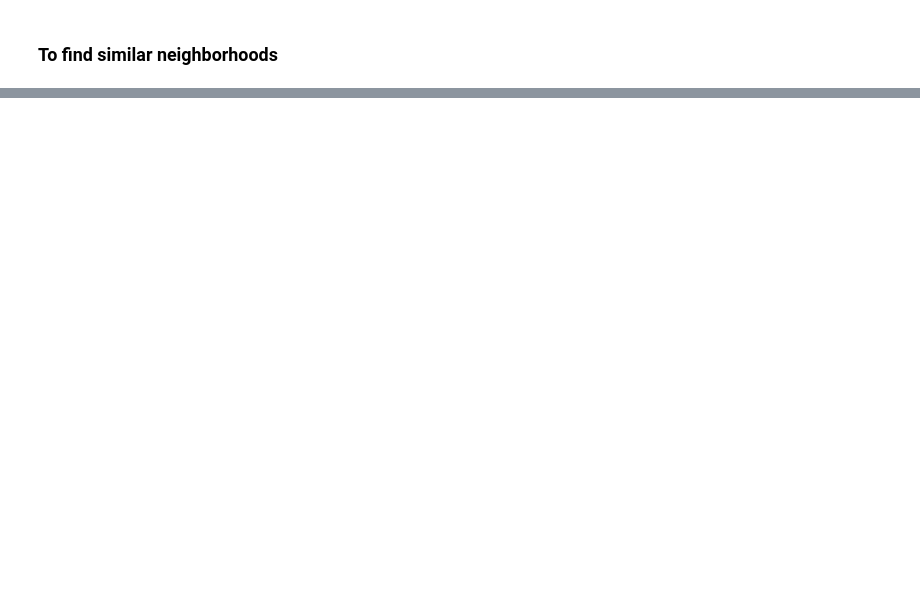
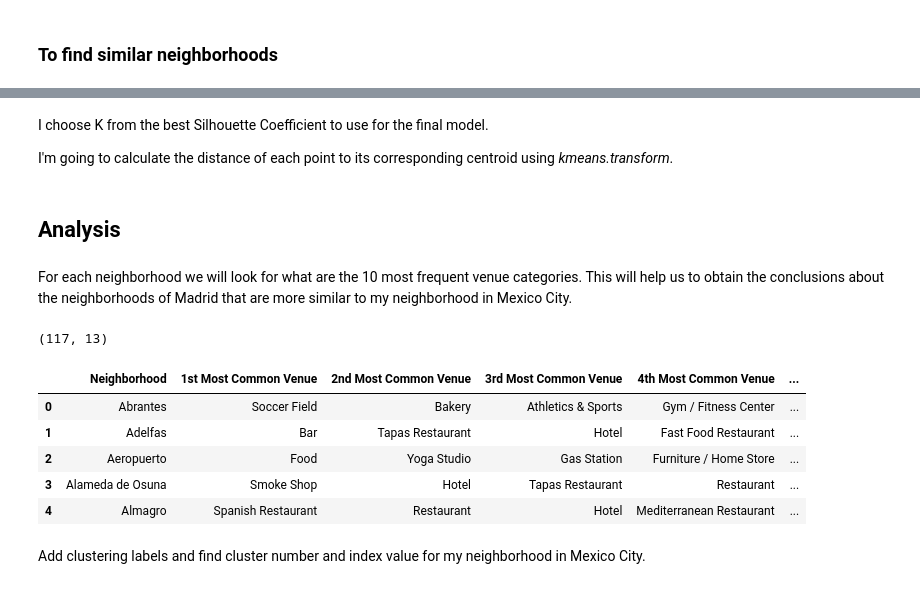
Before and after one commit to rubenadad/IBM-Data-Science, a Jupyter notebook: Capstone Final V01.ipynb, the cells around one changed output, grey strips where cells are left out. Drawn from its saved outputs; the diff is of its cells as text; code cells hidden in the pictures; blank space fills up the shorter version.

```diff
--- a/Capstone Final V01.ipynb
+++ b/Capstone Final V01.ipynb
@@ -11,0 +34,4 @@ To do this, I will collect the places of interest of my current neighborhood usi
+# %%
+CLIENT_ID = 'LZ0PKCF0CXYYTZFP3U4VY0RG4MBURBC0WHZ5TTWHECUMIEPC'
+CLIENT_SECRET = 'MWUOBK3YN4Y2LPQSDFG4SMWMGWUKO2J3FZ452OUVECNJDSOU'
+VERSION = '20180605' # Foursquare API version
@@ -28,0 +287,13 @@ Then again, I will use the Foursquare API with the **explore** endpoint to get t
+# %%
+# one hot encoding
+madrid_onehot = pd.get_dummies(madrid_venues[['Venue Category']], prefix="", prefix_sep="")
+
+# add neighborhood column back to dataframe
+madrid_onehot['Nborhood'] = madrid_venues['Neighborhood']
+
+# move neighborhood column to the first column
+fixed_columns = [madrid_onehot.columns[-1]] + list(madrid_onehot.columns[:-1])
+madrid_onehot = madrid_onehot[fixed_columns]
+
+print(madrid_onehot.shape)
+print(madrid_onehot.head())
@@ -28,0 +318,4 @@ Then again, I will use the Foursquare API with the **explore** endpoint to get t
+# %%
+madrid_grouped = madrid_onehot.groupby('Nborhood').mean().reset_index()
+print(madrid_grouped.shape)
+print(madrid_grouped.head())
@@ -32,0 +397,4 @@ I will put together data form my current neighborhood to the data from Madrid ne
+# %% [markdown]
+I choose K from the best Silhouette Coefficient to use for the final model.
+
+I'm going to calculate the distance of each point to its corresponding centroid using *kmeans.transform*.
@@ -32,0 +406,36 @@ I will put together data form my current neighborhood to the data from Madrid ne
+# %% [markdown]
+## Analysis <a name="analysis"></a>
+# %% [markdown]
+For each neighborhood we will look for what are the 10 most frequent venue categories. This will help us to obtain the conclusions about the neighborhoods of Madrid that are more similar to my neighborhood in Mexico City.
+# %%
+num_top_venues = 12
+
+indicators = ['st', 'nd', 'rd']
+
+# create columns according to number of top venues
+columns = ['Neighborhood']
+for ind in np.arange(num_top_venues):
+    try:
+        columns.append('{}{} Most Common Venue'.format(ind+1, indicators[ind]))
+    except:
+        columns.append('{}th Most Common Venue'.format(ind+1))
+
+# create a new dataframe
+neighborhoods_venues_sorted = pd.DataFrame(columns=columns)
+neighborhoods_venues_sorted['Neighborhood'] = madrid_grouped['Nborhood']
+
+for ind in np.arange(madrid_grouped.shape[0]):
+    neighborhoods_venues_sorted.iloc[ind, 1:] = return_most_common_venues(madrid_grouped.iloc[ind, :], num_top_venues)
+
+print(neighborhoods_venues_sorted.shape)
+neighborhoods_venues_sorted.head()
+# %% [output]
+(117, 13)
+|  | Neighborhood | 1st Most Common Venue | 2nd Most Common Venue | 3rd Most Common Venue | 4th Most Common Venue | ... |
+| 0 | Abrantes | Soccer Field | Bakery | Athletics & Sports | Gym / Fitness Center | ... |
+| 1 | Adelfas | Bar | Tapas Restaurant | Hotel | Fast Food Restaurant | ... |
+| 2 | Aeropuerto | Food | Yoga Studio | Gas Station | Furniture / Home Store | ... |
+| 3 | Alameda de Osuna | Smoke Shop | Hotel | Tapas Restaurant | Restaurant | ... |
+| 4 | Almagro | Spanish Restaurant | Restaurant | Hotel | Mediterranean Restaurant | ... |
+# %% [markdown]
+Add clustering labels and find cluster number and index value for my neighborhood in Mexico City.
```
Also changed, not shown: parts of 40 cells of this notebook, 2 other files.
